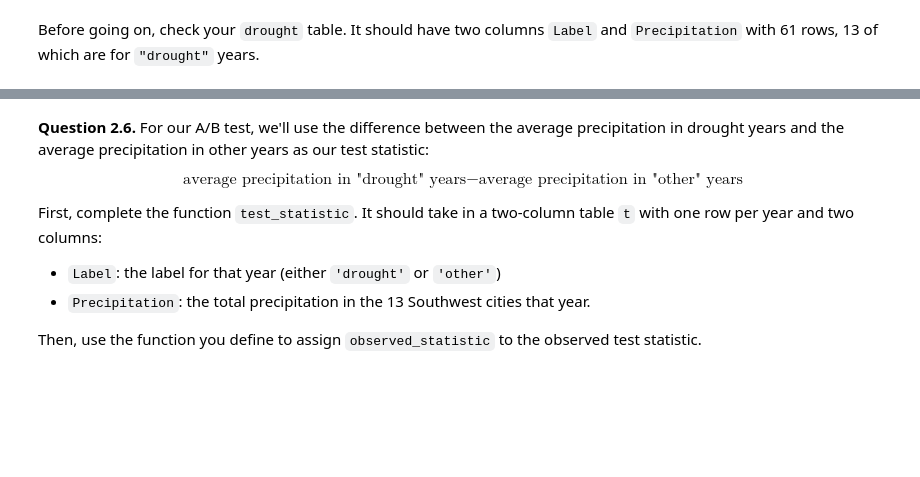
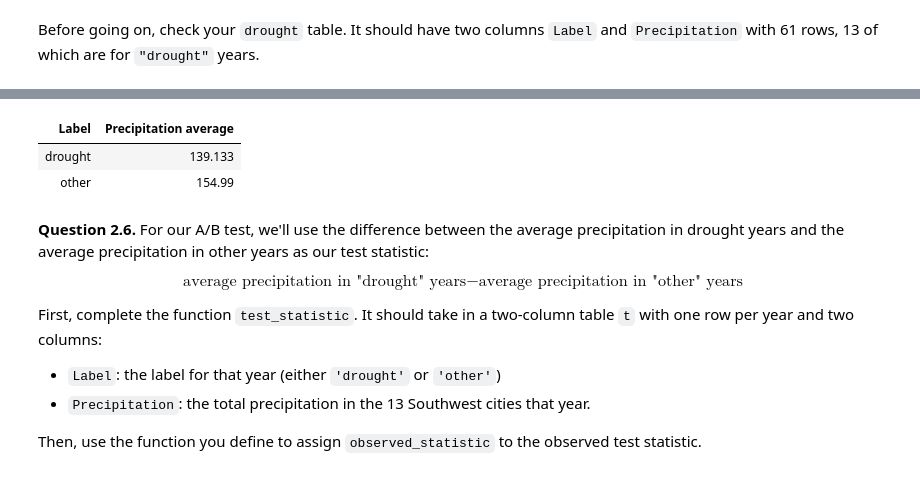
Before and after one commit to lochnes-007/Climate, a Jupyter notebook: project2.ipynb, the cells around one changed output, grey strips where cells are left out. Saved outputs shown, nothing was run; the diff lists cells and outputs as text; code cells hidden in the pictures; blank space fills up the shorter version.

```diff
--- a/project2.ipynb
+++ b/project2.ipynb
@@ -702,5 +718,10 @@ drought.show(3)
 # %%
 drought.group('Label')
+drought.group('Label', collect=np.average)
+# %% [output]
+| Label | Precipitation average |
+| drought | 139.133 |
+| other | 154.99 |
 # %% [markdown]
 **Question 2.6.** For our A/B test, we'll use the difference between the average precipitation in drought years and the average precipitation in other years as our test statistic:
 
```
Also changed, not shown: parts of 19 cells of this notebook, 1 other file.
